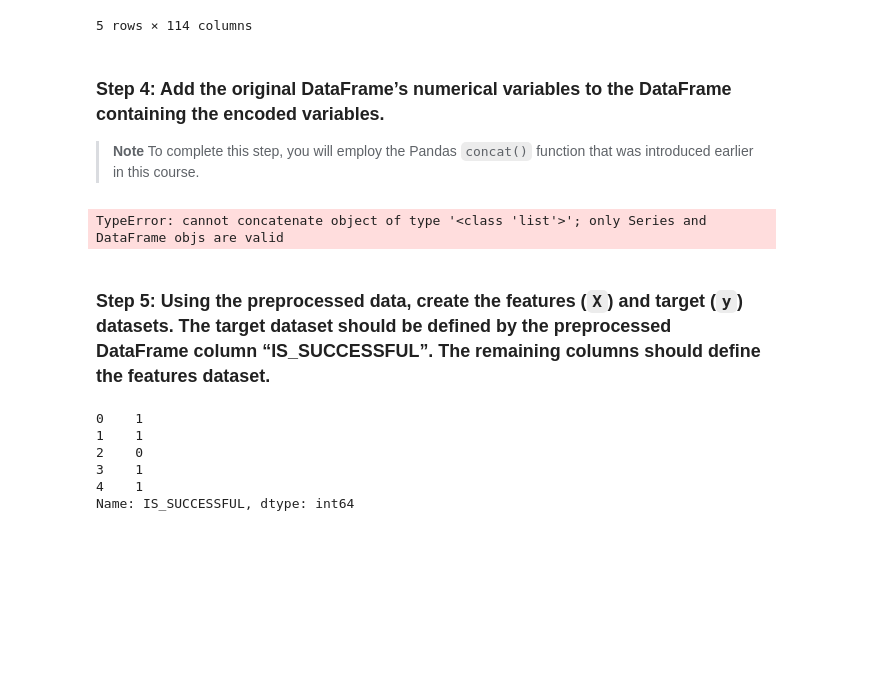
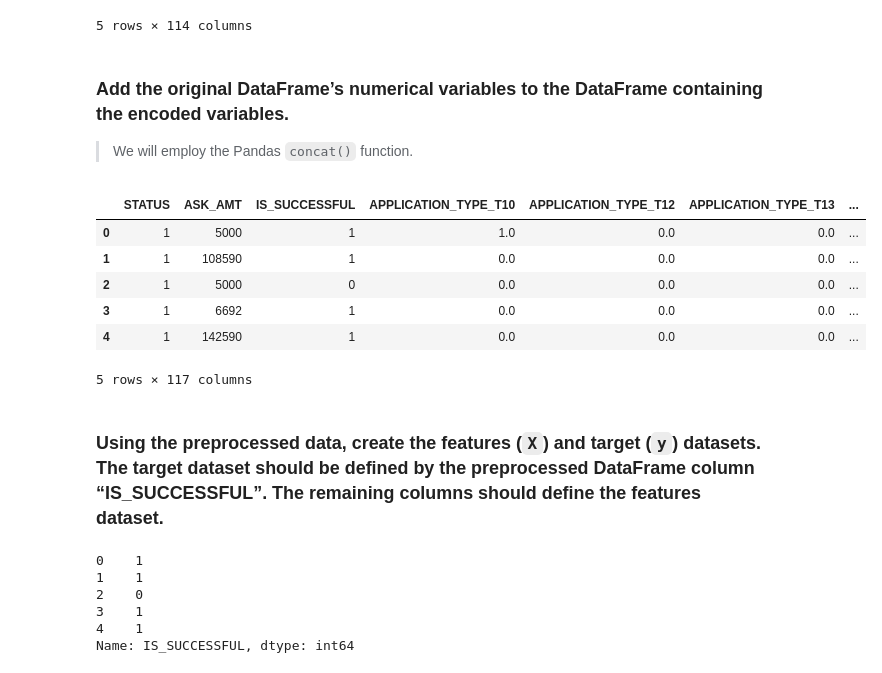
Before and after one commit to agnesmaria1/Venture-Fending, a Jupyter notebook: Venture Fending/venture_funding_with_deep_learning.ipynb, the cells around one changed output. Saved outputs shown, nothing was run; the diff lists cells and outputs as text; code cells hidden in the pictures; blank space fills up the shorter version.

```diff
--- a/Venture Fending/venture_funding_with_deep_learning.ipynb
+++ b/Venture Fending/venture_funding_with_deep_learning.ipynb
@@ -183,18 +179,30 @@ encoded_df.head()
 | 4 | 0.0 | 0.0 | 0.0 | 0.0 | ... |
 5 rows × 114 columns
 # %% [markdown]
-### Step 4: Add the original DataFrame’s numerical variables to the DataFrame containing the encoded variables.
+### Add the original DataFrame’s numerical variables to the DataFrame containing the encoded variables.
 
-> **Note** To complete this step, you will employ the Pandas `concat()` function that was introduced earlier in this course.
+> We will employ the Pandas `concat()` function.
 # %%
 # Add the numerical variables from the original DataFrame to the one-hot encoding DataFrame
-encoded_df = pd.concat([?, categorical_variables], axis=1)
+encoded_df = encoded_df = pd.concat(
+    [
+        applicant_data_df[["STATUS", "ASK_AMT", "IS_SUCCESSFUL"]],
+        encoded_df
+    ],
+    axis=1
+)
 
 # Review the Dataframe
 encoded_df.head()
 # %% [output]
+|  | STATUS | ASK_AMT | IS_SUCCESSFUL | APPLICATION_TYPE_T10 | APPLICATION_TYPE_T12 | APPLICATION_TYPE_T13 | ... |
+| 0 | 1 | 5000 | 1 | 1.0 | 0.0 | 0.0 | ... |
+| 1 | 1 | 108590 | 1 | 0.0 | 0.0 | 0.0 | ... |
+| 2 | 1 | 5000 | 0 | 0.0 | 0.0 | 0.0 | ... |
+| 3 | 1 | 6692 | 1 | 0.0 | 0.0 | 0.0 | ... |
+| 4 | 1 | 142590 | 1 | 0.0 | 0.0 | 0.0 | ... |
-TypeError: cannot concatenate object of type '<class 'list'>'; only Series and DataFrame objs are valid
+5 rows × 117 columns
 # %% [markdown]
-### Step 5: Using the preprocessed data, create the features (`X`) and target (`y`) datasets. The target dataset should be defined by the preprocessed DataFrame column “IS_SUCCESSFUL”. The remaining columns should define the features dataset.
+### Using the preprocessed data, create the features (`X`) and target (`y`) datasets. The target dataset should be defined by the preprocessed DataFrame column “IS_SUCCESSFUL”. The remaining columns should define the features dataset.
 # %%
 # Define the target set y using the IS_SUCCESSFUL column
```
Also changed, not shown: parts of 56 cells of this notebook.
